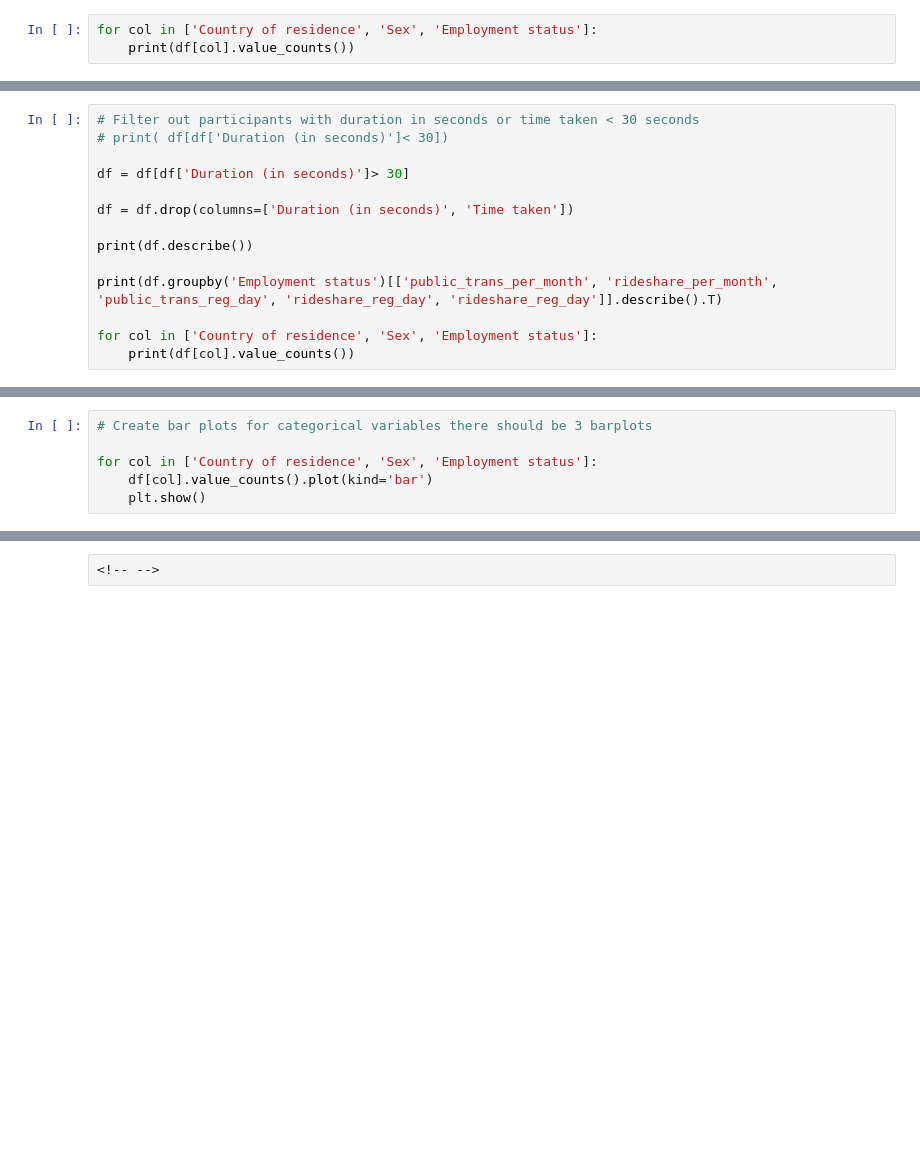
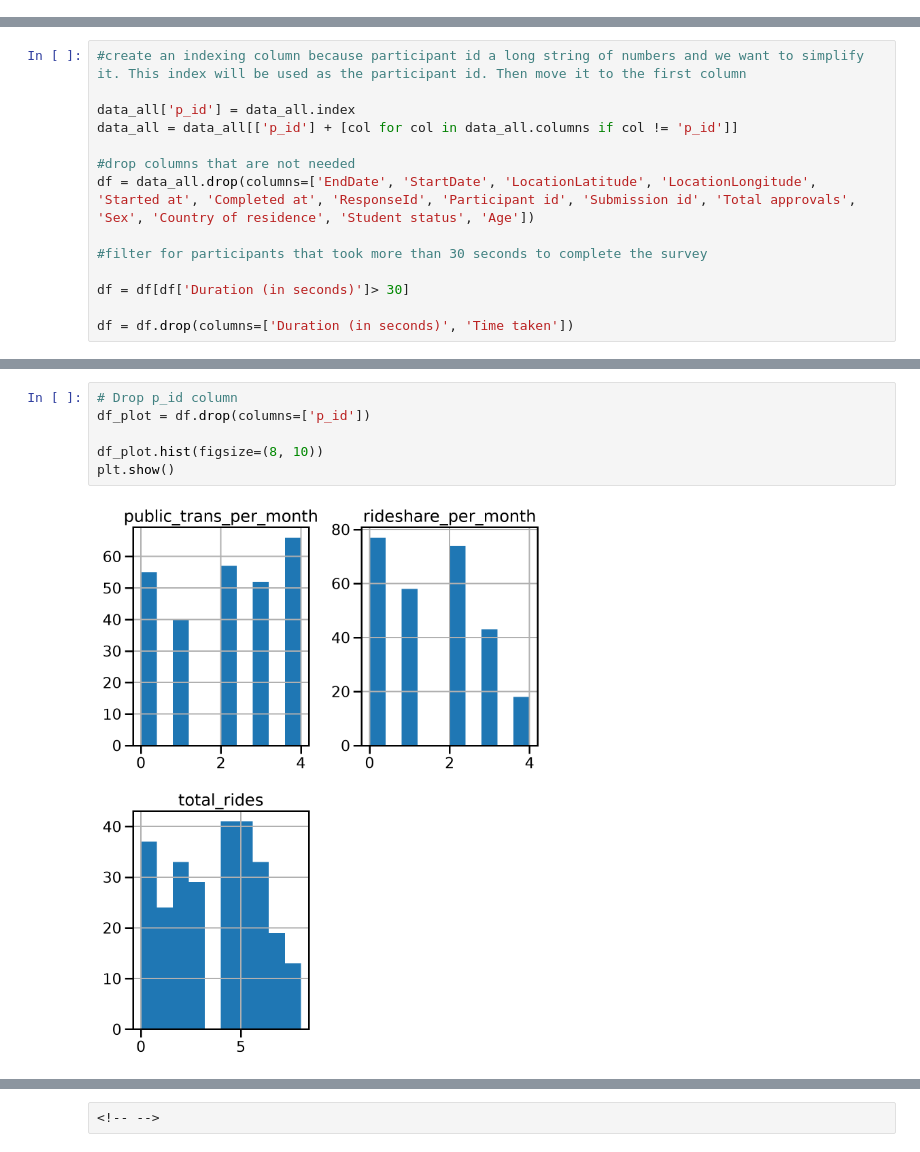
Before and after one commit to RachelRapier/psych_755_project, a Jupyter notebook: _manuscript/index.embed.ipynb, the cells around one changed output, grey strips where cells are left out. Saved outputs shown, nothing was run; the diff lists cells and outputs as text; blank space fills up the shorter version.

```diff
--- a/_manuscript/index.embed.ipynb
+++ b/_manuscript/index.embed.ipynb
@@ -294,3 +0,0 @@ desc_stats
-# %%
-for col in ['Country of residence', 'Sex', 'Employment status']:
-    print(df[col].value_counts())
@@ -320,14 +0,0 @@ Name: count, dtype: int64
-# %%
-# Filter out participants with duration in seconds or time taken < 30 seconds
-# print( df[df['Duration (in seconds)']< 30])
-
-df = df[df['Duration (in seconds)']> 30]
-
-df = df.drop(columns=['Duration (in seconds)', 'Time taken'])
-
-print(df.describe())
-
-print(df.groupby('Employment status')[['public_trans_per_month', 'rideshare_per_month', 'public_trans_reg_day', 'rideshare_reg_day', 'rideshare_reg_day']].describe().T)
-
-for col in ['Country of residence', 'Sex', 'Employment status']:
-    print(df[col].value_counts())
@@ -362,6 +0,0 @@ plt.show()
-# %%
-# Create bar plots for categorical variables there should be 3 barplots
-
-for col in ['Country of residence', 'Sex', 'Employment status']:
-    df[col].value_counts().plot(kind='bar')
-    plt.show()
@@ -425,0 +59,14 @@ Add your discussion here.
+# %%
+#create an indexing column because participant id a long string of numbers and we want to simplify it. This index will be used as the participant id. Then move it to the first column
+
+data_all['p_id'] = data_all.index
+data_all = data_all[['p_id'] + [col for col in data_all.columns if col != 'p_id']]
+
+#drop columns that are not needed
+df = data_all.drop(columns=['EndDate', 'StartDate', 'LocationLatitude', 'LocationLongitude', 'Started at', 'Completed at', 'ResponseId', 'Participant id', 'Submission id', 'Total approvals', 'Sex', 'Country of residence', 'Student status', 'Age'])
+
+#filter for participants that took more than 30 seconds to complete the survey
+
+df = df[df['Duration (in seconds)']> 30]
+
+df = df.drop(columns=['Duration (in seconds)', 'Time taken'])
@@ -425,0 +163,8 @@ Add your discussion here.
+# %%
+# Drop p_id column
+df_plot = df.drop(columns=['p_id'])
+
+df_plot.hist(figsize=(8, 10))
+plt.show()
+# %% [output]
+[figure, added]
```
Also changed, not shown: parts of 43 cells of this notebook, 24 other files.
